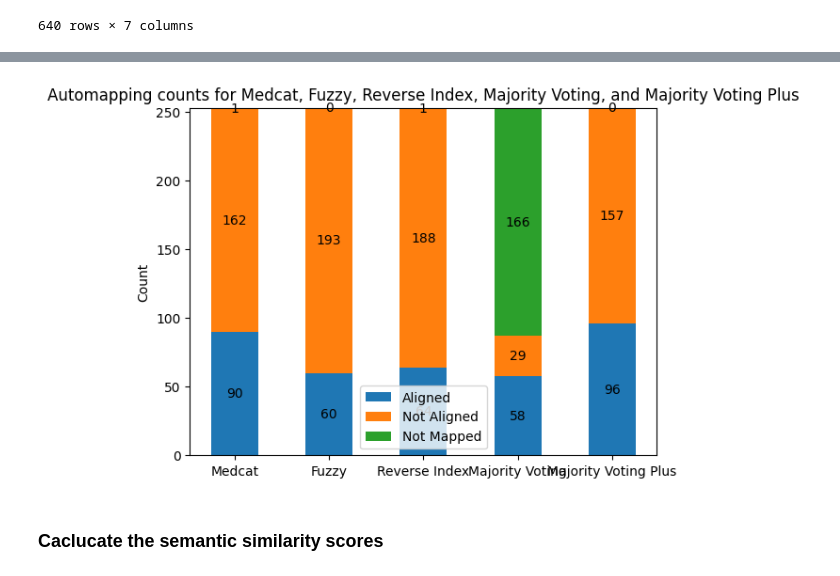
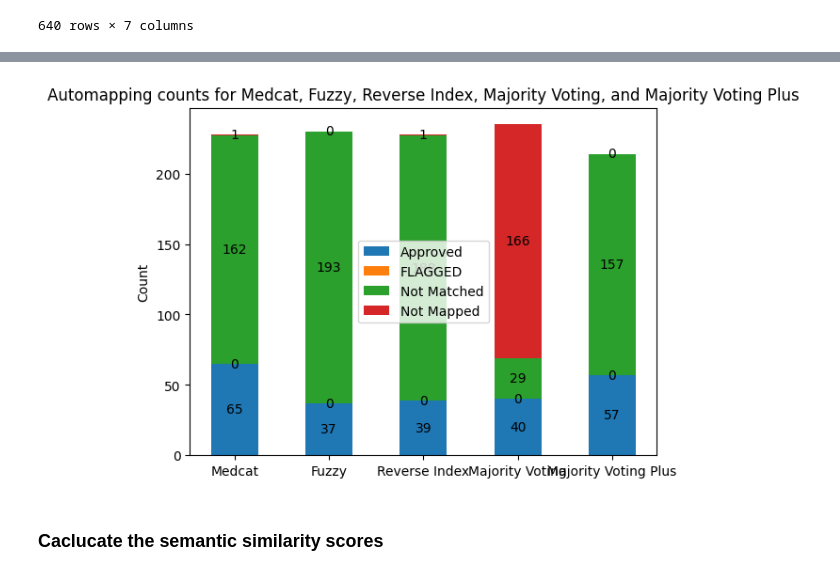
Before and after one commit to ryashpal/EHRQC, a Jupyter notebook: notebooks/python/concept_mapping/medcat_snomed.ipynb, the cells around one changed output, grey strips where cells are left out. Drawn from its saved outputs; the diff is of its cells as text; code cells hidden in the pictures.

Commit message:
fixed minor errors in the graphs

```diff
--- a/notebooks/python/concept_mapping/medcat_snomed.ipynb
+++ b/notebooks/python/concept_mapping/medcat_snomed.ipynb
@@ -619,7 +628,7 @@ mappedOperationsMajorityVotingDf.majorityVoting = mappedOperationsMajorityVoting
 mappedOperationsMajorityVotingDf.searchPhrase = mappedOperationsMajorityVotingDf.searchPhrase.apply(lambda x: str(x[0]))
 # %%
 mappedOperationsCuratedDf = sourceOperationsDf\
-    .merge(operationsDf, how='left', left_on='conceptId', right_on='concept_id')[['sourceName', 'sourceValueCode', 'concept_name']]
-mappedOperationsCuratedDf = mappedOperationsCuratedDf.rename(columns={'concept_name': 'curatedConcept'})
+    .merge(operationsDf, how='left', left_on='conceptId', right_on='concept_id')[['sourceName', 'sourceValueCode', 'concept_name', 'mappingStatus']]
+mappedOperationsCuratedDf = mappedOperationsCuratedDf.rename(columns={'concept_name': 'curatedConcept', 'mappingStatus': 'curatedStatus'})
 mappedOperationsCuratedDf
 # %% [output]
@@ -681,46 +690,55 @@ import matplotlib.pyplot as plt
 
 
 labels = ['Medcat', 'Fuzzy', 'Reverse Index', 'Majority Voting', 'Majority Voting Plus']
+approved = [
+       mappedOperationsFullDf[(mappedOperationsFullDf.curatedStatus == 'APPROVED') & (mappedOperationsFullDf.curatedConcept == mappedOperationsFullDf.medcatConcept)].shape[0],
+       mappedOperationsFullDf[(mappedOperationsFullDf.curatedStatus == 'APPROVED') & (mappedOperationsFullDf.curatedConcept == mappedOperationsFullDf.fuzzyConcept)].shape[0],
+       mappedOperationsFullDf[(mappedOperationsFullDf.curatedStatus == 'APPROVED') & (mappedOperationsFullDf.curatedConcept == mappedOperationsFullDf.reverseIndexConcept)].shape[0],
+       mappedOperationsFullDf[(mappedOperationsFullDf.curatedStatus == 'APPROVED') & (mappedOperationsFullDf.curatedConcept == mappedOperationsFullDf.majorityVoting)].shape[0],
+       mappedOperationsFullDf[(mappedOperationsFullDf.curatedStatus == 'APPROVED') & (mappedOperationsFullDf.curatedConcept == mappedOperationsFullDf.majorityVotingPlus)].shape[0],
+       ]
+flagged = [
+       mappedOperationsFullDf[(mappedOperationsFullDf.curatedStatus == 'FLAGGED') & (mappedOperationsFullDf.curatedConcept == mappedOperationsFullDf.medcatConcept)].shape[0],
+       mappedOperationsFullDf[(mappedOperationsFullDf.curatedStatus == 'FLAGGED') & (mappedOperationsFullDf.curatedConcept == mappedOperationsFullDf.fuzzyConcept)].shape[0],
+       mappedOperationsFullDf[(mappedOperationsFullDf.curatedStatus == 'FLAGGED') & (mappedOperationsFullDf.curatedConcept == mappedOperationsFullDf.reverseIndexConcept)].shape[0],
+       mappedOperationsFullDf[(mappedOperationsFullDf.curatedStatus == 'FLAGGED') & (mappedOperationsFullDf.curatedConcept == mappedOperationsFullDf.majorityVoting)].shape[0],
+       mappedOperationsFullDf[(mappedOperationsFullDf.curatedStatus == 'FLAGGED') & (mappedOperationsFullDf.curatedConcept == mappedOperationsFullDf.majorityVotingPlus)].shape[0],
+       ]
 not_mapped = [
        (mappedOperationsFullDf.shape[0] - mappedOperationsFullDf.medcatConcept.notna().sum()),
        (mappedOperationsFullDf.shape[0] - mappedOperationsFullDf.fuzzyConcept.notna().sum()),
        (mappedOperationsFullDf.shape[0] - mappedOperationsFullDf.reverseIndexConcept.notna().sum()),
        (mappedOperationsFullDf.shape[0] - mappedOperationsFullDf.majorityVoting.notna().sum()),
        (mappedOperationsFullDf.shape[0] - mappedOperationsFullDf.majorityVotingPlus.notna().sum()),
-       ]
-matching = [
-       mappedOperationsFullDf[mappedOperationsFullDf.curatedConcept == mappedOperationsFullDf.medcatConcept].shape[0],
-       mappedOperationsFullDf[mappedOperationsFullDf.curatedConcept == mappedOperationsFullDf.fuzzyConcept].shape[0],
-       mappedOperationsFullDf[mappedOperationsFullDf.curatedConcept == mappedOperationsFullDf.reverseIndexConcept].shape[0],
-       mappedOperationsFullDf[mappedOperationsFullDf.curatedConcept == mappedOperationsFullDf.majorityVoting].shape[0],
-       mappedOperationsFullDf[mappedOperationsFullDf.curatedConcept == mappedOperationsFullDf.majorityVotingPlus].shape[0],
        ]
 not_matching = [
        mappedOperationsFullDf[mappedOperationsFullDf.medcatConcept.notna() & (mappedOperationsFullDf.curatedConcept != mappedOperationsFullDf.medcatConcept)].shape[0],
        mappedOperationsFullDf[mappedOperationsFullDf.fuzzyConcept.notna() & (mappedOperationsFullDf.curatedConcept != mappedOperationsFullDf.fuzzyConcept)].shape[0],
        mappedOperationsFullDf[mappedOperationsFullDf.reverseIndexConcept.notna() & (mappedOperationsFullDf.curatedConcept != mappedOperationsFullDf.reverseIndexConcept)].shape[0],
        mappedOperationsFullDf[mappedOperationsFullDf.majorityVoting.notna() & (mappedOperationsFullDf.curatedConcept != mappedOperationsFullDf.majorityVoting)].shape[0],
        mappedOperationsFullDf[mappedOperationsFullDf.majorityVotingPlus.notna() & (mappedOperationsFullDf.curatedConcept != mappedOperationsFullDf.majorityVotingPlus)].shape[0],
        ]
 width = 0.5       # the width of the bars: can also be len(x) sequence
 
 fig, ax = plt.subplots()
 
-p1 = ax.bar(labels, matching, width, label='Aligned')
-p2 = ax.bar(labels, not_matching, width, bottom=matching, label='Not Aligned')
-p3 = ax.bar(labels, not_mapped, width, bottom=[v + not_matching[i] for i, v in enumerate(matching)], label='Not Mapped')
+p1 = ax.bar(labels, approved, width, label='Approved')
+p2 = ax.bar(labels, flagged, width, bottom=approved, label='FLAGGED')
+p3 = ax.bar(labels, not_matching, width, bottom=[v + flagged[i] for i, v in enumerate(approved)], label='Not Matched')
+p4 = ax.bar(labels, not_mapped, width, bottom=[a + f + not_matching[i] for i, (a, f) in enumerate(zip(approved, flagged))], label='Not Mapped')
 
 ax.set_ylabel('Count')
 ax.set_title('Automapping counts for Medcat, Fuzzy, Reverse Index, Majority Voting, and Majority Voting Plus')
 ax.legend()
 
 ax.bar_label(p1, label_type='center')
 ax.bar_label(p2, label_type='center')
 ax.bar_label(p3, label_type='center')
+ax.bar_label(p4, label_type='center')
 
 plt.show()
 # %% [output]
-[figure, old version]
+[figure, new version]
 # %% [markdown]
 ### Caclucate the semantic similarity scores
 # %%
```
Also changed, not shown: parts of 16 cells of this notebook.
